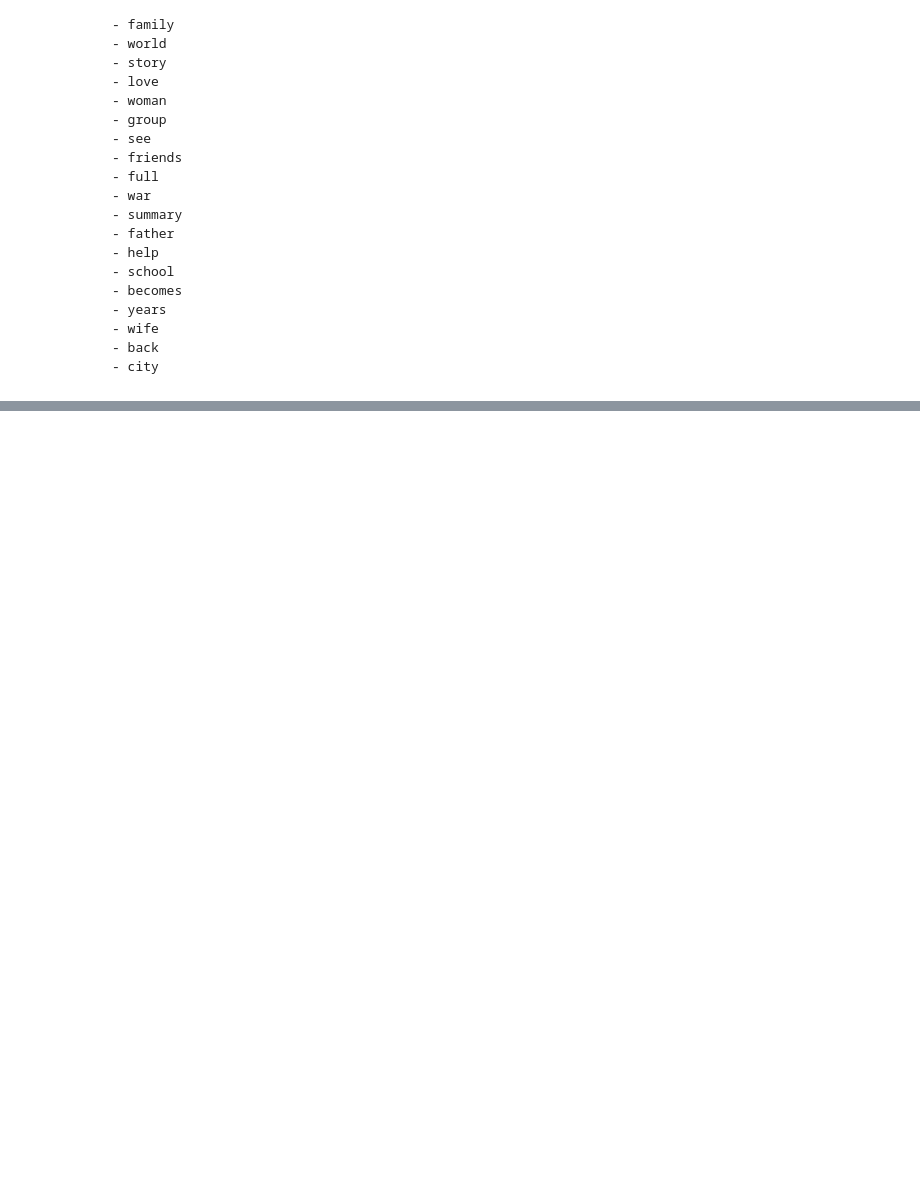
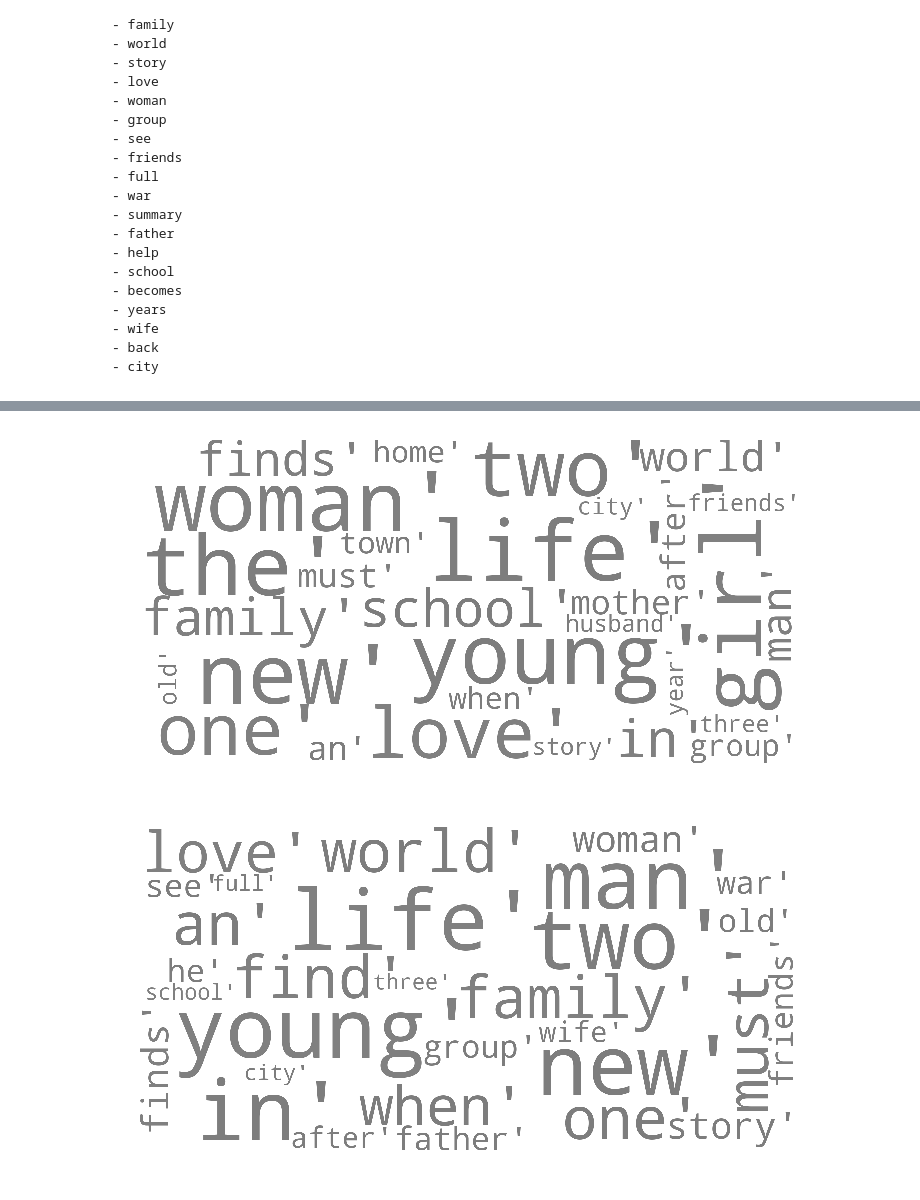
Before and after one commit to jbjornholm/Group-31-SoDa, a Jupyter notebook: Josefine/Exam notes/Summary analysis.ipynb, the cells around one changed output, grey strips where cells are left out. Cells and saved outputs as stored; diff of their text form; code cells hidden in the pictures; blank space fills up the shorter version.

Commit message:
word cloud

```diff
--- a/Josefine/Exam notes/Summary analysis.ipynb
+++ b/Josefine/Exam notes/Summary analysis.ipynb
@@ -110,0 +158,19 @@ df1.groupby(['Female']).mean()
+# %%
+text_f=df1[df1.Female == 1].reset_index()
+def remove_stop(x):
+    removed_stop=[]
+    for y in x:
+        removed_stop.append(' '.join([word for word in y.split() if word not in stop]))
+    return removed_stop
+no_stop_f=remove_stop(text_f['Summary'])
+
+su_f=str()
+for i in range(1000):
+    su_f=su_f + str(no_stop_f[i])
+
+su_f_1=preprocessing(su_f)
+
+fdist = FreqDist(su_f_1)
+print(fdist)
+female_words = fdist.most_common(32)[2:]
+female_words
@@ -110,0 +196,34 @@ df1.groupby(['Female']).mean()
+# %%
+from wordcloud import WordCloud, STOPWORDS
+import matplotlib.pyplot as plt
+stopwords = set(STOPWORDS)
+def grey_color_func(word, font_size, position,orientation,random_state=None, **kwargs):
+    return("hsl(0,0%%, %d%%)" % np.random.randint(49,51))
+
+
+def show_wordcloud(data, title = None):
+    wordcloud = WordCloud(
+        background_color='white',
+        stopwords=stopwords,
+        max_words=200,
+        max_font_size=50,
+        min_font_size=5,
+        scale=5,
+        random_state=1 # chosen at random by flipping a coin; it was heads
+    ).generate(str(data))
+    wordcloud.recolor(color_func = grey_color_func)
+
+    fig = plt.figure(1, figsize=(12, 12))
+    plt.axis('off')
+    if title:
+        fig.suptitle(title, fontsize=20)
+        fig.subplots_adjust(top=2.3)
+
+    plt.imshow(wordcloud)
+    plt.show()
+
+show_wordcloud(female_words)
+show_wordcloud(male_words)
+# %% [output]
+[figure, added]
+[figure, added]
```
Also changed, not shown: parts of 6 cells of this notebook, 1 other file.
